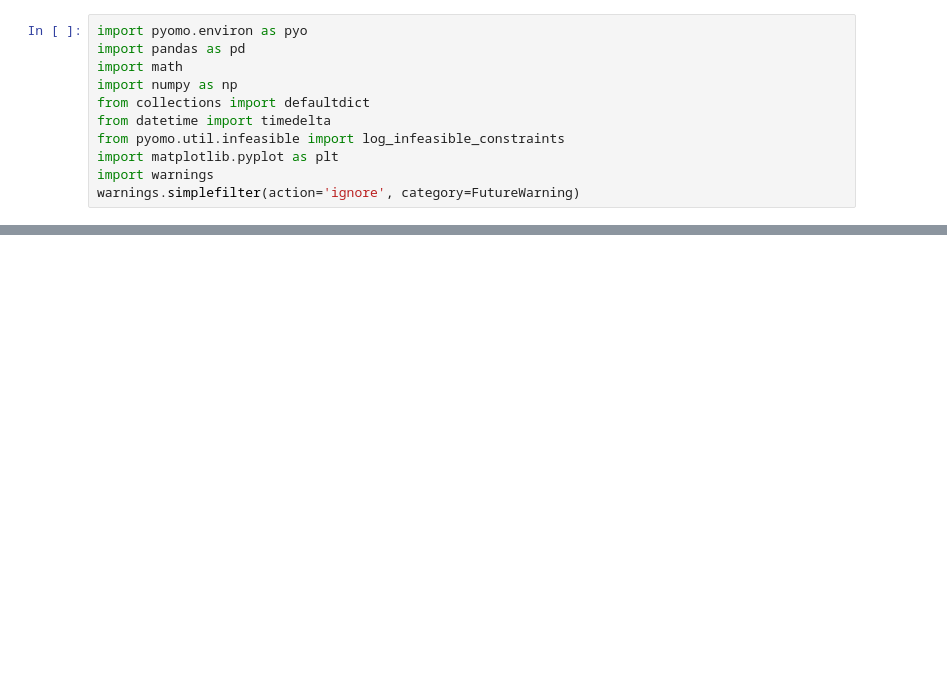
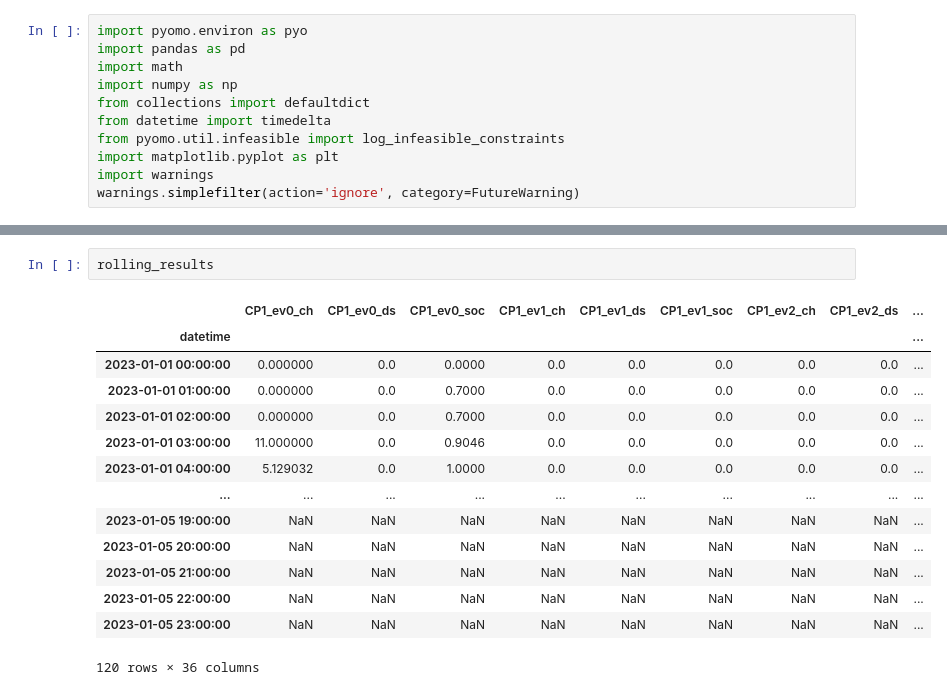
Before and after one commit to SaraAboebeid/ECOM-Tool, a Jupyter notebook: LEC-Opt-Agent-Based_LinDistFlow.ipynb, the cells around one changed output, grey strips where cells are left out. Saved outputs shown, nothing was run; the diff lists cells and outputs as text; blank space fills up the shorter version.

```diff
--- a/LEC-Opt-Agent-Based_LinDistFlow.ipynb
+++ b/LEC-Opt-Agent-Based_LinDistFlow.ipynb
@@ -609,0 +652,17 @@ np.float64(3782.286497519438)
+# %%
+rolling_results
+# %% [output]
+|  | CP1_ev0_ch | CP1_ev0_ds | CP1_ev0_soc | CP1_ev1_ch | CP1_ev1_ds | CP1_ev1_soc | CP1_ev2_ch | CP1_ev2_ds | ... |
+| datetime |  |  |  |  |  |  |  |  | ... |
+| 2023-01-01 00:00:00 | 0.000000 | 0.0 | 0.0000 | 0.0 | 0.0 | 0.0 | 0.0 | 0.0 | ... |
+| 2023-01-01 01:00:00 | 0.000000 | 0.0 | 0.7000 | 0.0 | 0.0 | 0.0 | 0.0 | 0.0 | ... |
+| 2023-01-01 02:00:00 | 0.000000 | 0.0 | 0.7000 | 0.0 | 0.0 | 0.0 | 0.0 | 0.0 | ... |
+| 2023-01-01 03:00:00 | 11.000000 | 0.0 | 0.9046 | 0.0 | 0.0 | 0.0 | 0.0 | 0.0 | ... |
+| 2023-01-01 04:00:00 | 5.129032 | 0.0 | 1.0000 | 0.0 | 0.0 | 0.0 | 0.0 | 0.0 | ... |
+| ... | ... | ... | ... | ... | ... | ... | ... | ... | ... |
+| 2023-01-05 19:00:00 | NaN | NaN | NaN | NaN | NaN | NaN | NaN | NaN | ... |
+| 2023-01-05 20:00:00 | NaN | NaN | NaN | NaN | NaN | NaN | NaN | NaN | ... |
+| 2023-01-05 21:00:00 | NaN | NaN | NaN | NaN | NaN | NaN | NaN | NaN | ... |
+| 2023-01-05 22:00:00 | NaN | NaN | NaN | NaN | NaN | NaN | NaN | NaN | ... |
+| 2023-01-05 23:00:00 | NaN | NaN | NaN | NaN | NaN | NaN | NaN | NaN | ... |
+120 rows × 36 columns
```
Also changed, not shown: parts of 7 cells of this notebook.
